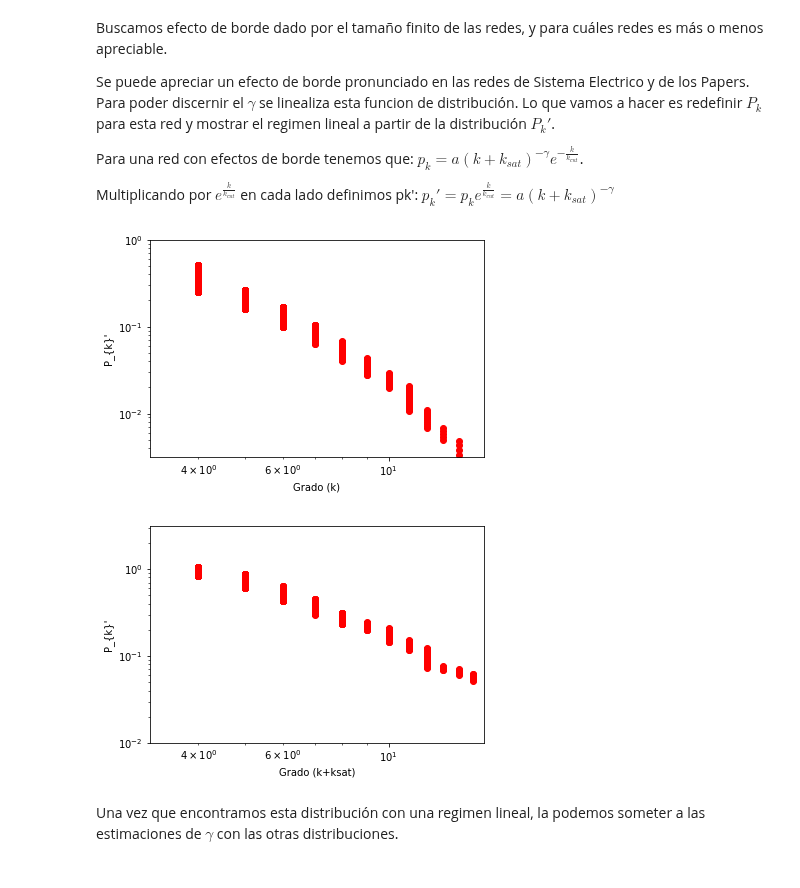
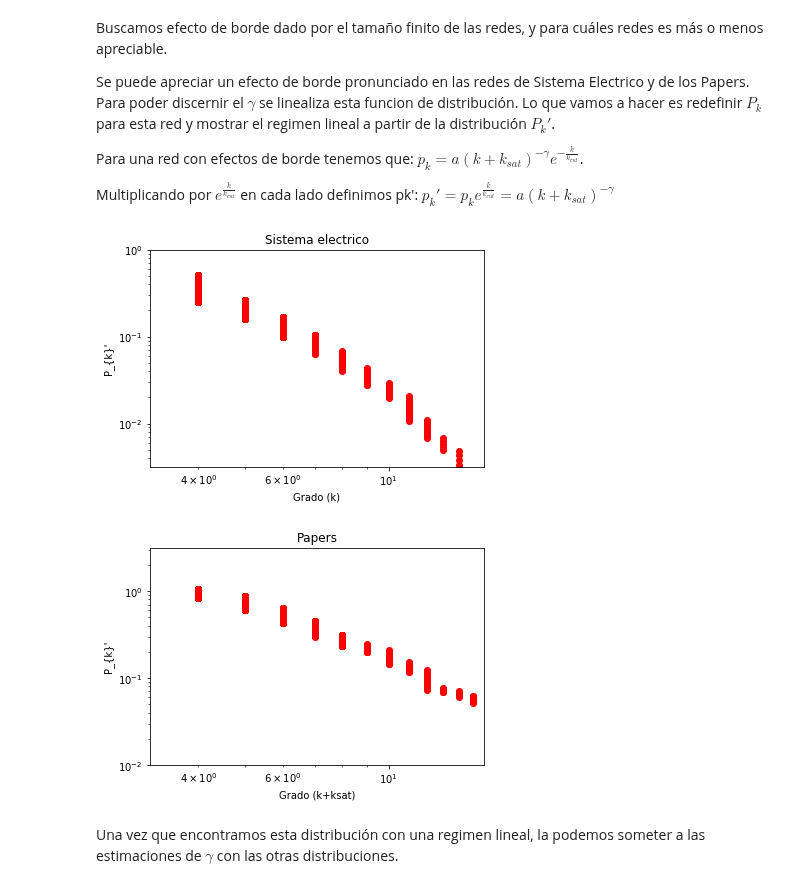
Before and after one commit to LunaKadysz/Redes, a Jupyter notebook: TPC_02/TPC_02_caro.ipynb, the cells around one changed output. Saved outputs shown, nothing was run; the diff lists cells and outputs as text; code cells hidden in the pictures.

```diff
--- a/TPC_02/TPC_02_caro.ipynb
+++ b/TPC_02/TPC_02_caro.ipynb
@@ -128,35 +128,38 @@ plt.yscale("log")
 plt.xscale("log")
 plt.ylabel("P_{k}'")
 plt.xlabel('Grado (k)')
 plt.xlim(10**0.5,10**1.2)
 plt.ylim(10**-2.5,10**0)
+plt.title("Sistema electrico")
+plt.show()
 
 #ploteamos la nueva funcion de distribucion del grafo Papers
 
 ksat = 3 #definimos k-sat a ojo
 kcut = 20 #lo mismo para k-cut
 k,pk_p =  pk_prima(grados_dict['Papers'],kcut)
 plt.figure()
 plt.scatter(k+ksat,pk_p,color = 'red')
 plt.yscale("log")
 plt.xscale("log")
 plt.ylabel("P_{k}'")
 plt.xlabel('Grado (k+ksat)')
 plt.xlim(10**0.5,10**1.2)
 plt.ylim(10**-2,10**0.5)
+plt.title("Papers")
 plt.show()
 
 def pk_primak(lista_grados,kcut):
     k,pk = cumulative_binning(lista_grados)
     pk_p = np.array(pk)*np.exp(np.array(k)/ kcut)
     dictt = {}
     dictt['k'] = k
     dictt['pk'] = pk
     dictt['pk_p'] = pk_p
     return dictt
 # %% [output]
-[figure, old version]
+[figure, new version]
-[figure, old version]
+[figure, new version]
 # %% [markdown]
 Una vez que encontramos esta distribución con una regimen lineal, la podemos someter a las estimaciones de $\gamma$ con las otras distribuciones.
 # %% [markdown]
```
Also changed, not shown: parts of 7 cells of this notebook.
